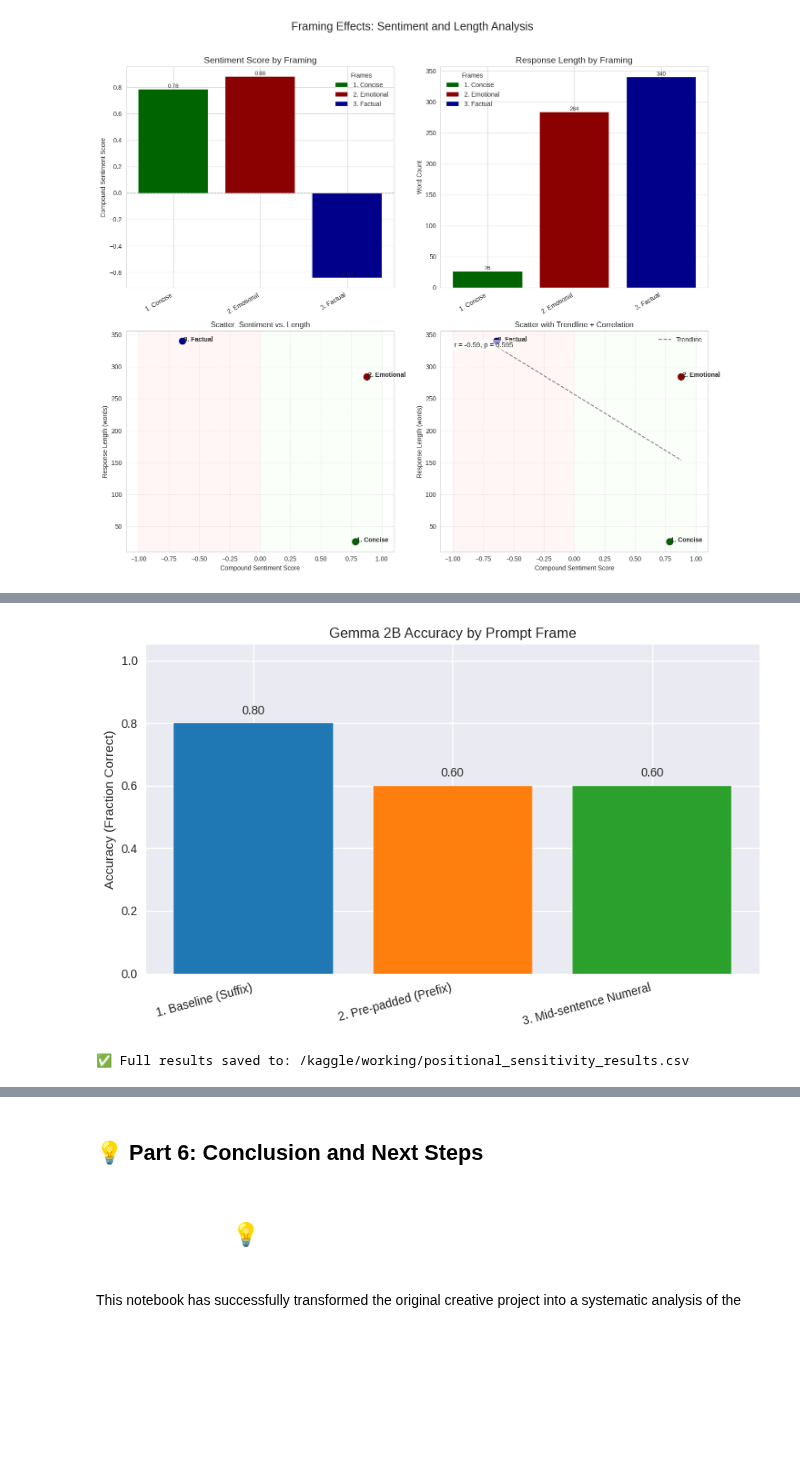
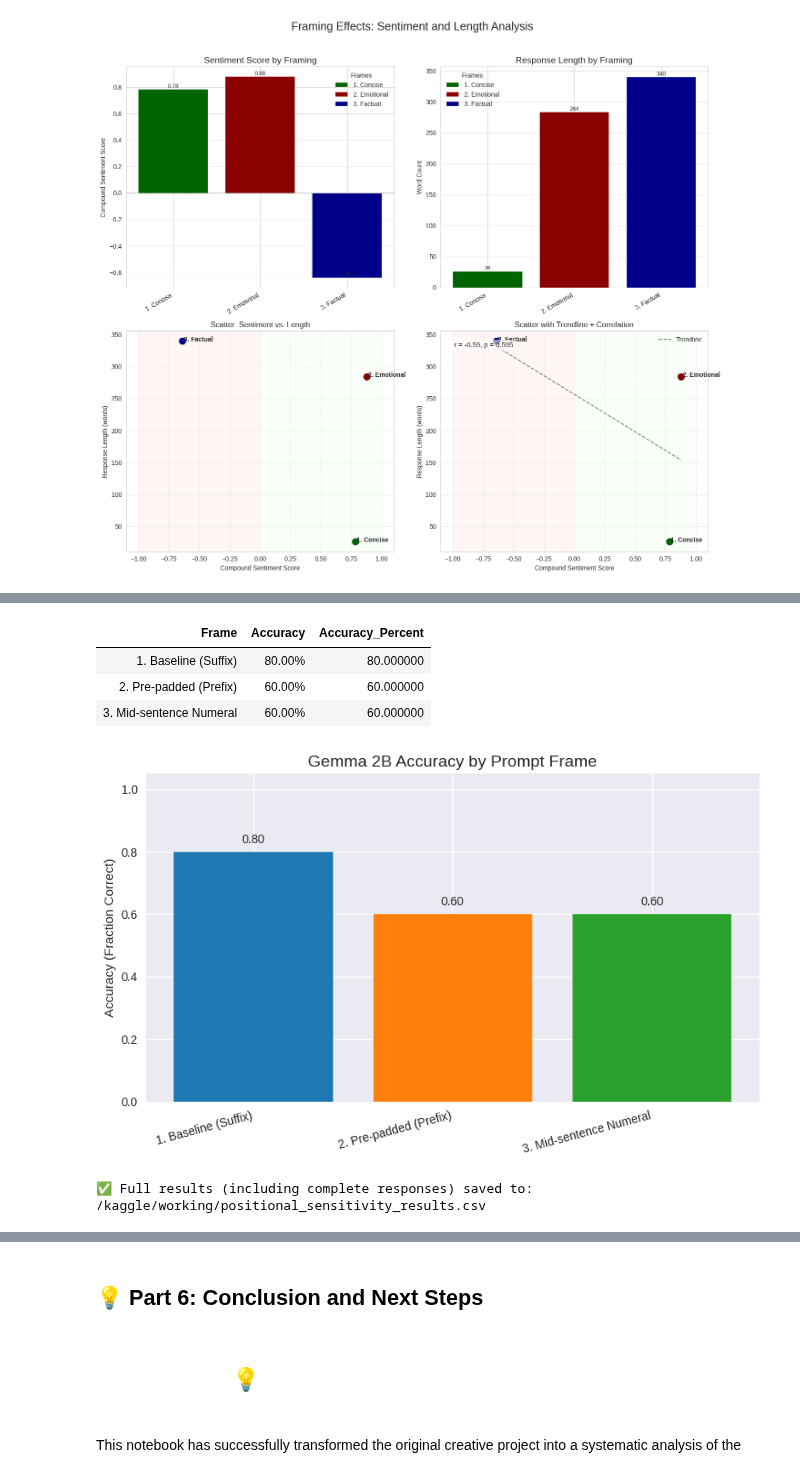
Before and after one commit to norikokono/Kaggle, a Jupyter notebook: spicy-ai-debates-updated-analysis.ipynb, the cells around one changed output, grey strips where cells are left out. Drawn from its saved outputs; the diff is of its cells as text; code cells hidden in the pictures; blank space fills up the shorter version.

Commit message:
Kaggle Notebook | 🌶️ Spicy AI Debates: Updated Analysis | Version 24

```diff
--- a/spicy-ai-debates-updated-analysis.ipynb
+++ b/spicy-ai-debates-updated-analysis.ipynb
@@ -2029,9 +1999,9 @@ import tensorflow as tf
 # This loads the 2B English instruction-tuned Gemma model from KerasNLP.
 # Make sure you have sufficient RAM/GPU memory available.
 
-print("🔄 Loading Gemma 2B model (this may take a few seconds)...")
-gemma_lm = keras_nlp.models.GemmaCausalLM.from_preset("gemma_instruct_2b_en")
-print("✅ Model loaded successfully!\n")
+# print("🔄 Loading Gemma 2B model (this may take a few seconds)...")
+# gemma_lm = keras_nlp.models.GemmaCausalLM.from_preset("gemma_instruct_2b_en")
+# print("✅ Model loaded successfully!\n")
 
 # =========================================================================
 # 🟠 STEP 2: DEFINE THE AGENT CLASS
@@ -2123,14 +2093,16 @@ print("⚠️ No generation has occurred yet.\n")
 
 
 # =========================================================================
-# 🧠 STEP 6: RUN THE POSITONAL SENSITIVITY TEST
+# 🧠 STEP 6: RUN THE POSITONAL SENSITIVITY TEST (Compact Output)
 # =========================================================================
 
 results_data = []
 print("\n🚀 Running Positional Sensitivity Test (45 model generations)...\n")
 
 for i, question in enumerate(logic_questions):
-    print(f"  ▶ Test {i+1}/{len(logic_questions)}: {question['test_name']}")
+    print(f"\n🧩 TEST {i+1}/{len(logic_questions)} — {question['test_name']}")
+    print("-" * 100)
+
     base_prompt = question['base_prompt'].format(
         target_word=question['target_word'],
         target_char=question['target_char']
@@ -2141,6 +2113,14 @@ for i, question in enumerate(logic_questions):
         response, gen_time = agent_pro.respond(framed_prompt, max_length=150)
         is_correct = str(question["correct_answer"]).lower() in response.lower()
 
+        # Compact printed summary
+        print(f"[{frame['frame_name']}] ({gen_time:.2f}s)")
+        print(f"Prompt → {framed_prompt}")
+        print(f"Response → {response}")
+        print(f"Correct Answer → {question['correct_answer']} | Result: {'✅' if is_correct else '❌'}")
+        print("-" * 100)
+
+        # Save full response for later analysis
         results_data.append({
             "Test": question["test_name"],
             "Frame": frame["frame_name"],
@@ -2152,8 +2132,9 @@ for i, question in enumerate(logic_questions):
             "Generation Time (s)": round(gen_time, 2)
         })
 
+
 # =========================================================================
-# 📊 STEP 7: ANALYZE AND PLOT RESULTS
+# 📊 STEP 7: ANALYZE AND DISPLAY RESULTS (with color summary)
 # =========================================================================
 
 df_results = pd.DataFrame(results_data)
@@ -2163,17 +2144,37 @@ summary_df = (
     .apply(lambda x: (x.str.contains("✅")).sum() / len(x))
     .reset_index(name="Accuracy")
 )
-summary_df["Accuracy_Percent"] = (summary_df["Accuracy"] * 100).round(1).astype(str) + "%"
+summary_df["Accuracy_Percent"] = (summary_df["Accuracy"] * 100).round(1)
 
 print("\n--- 📈 Accuracy by Frame ---")
-print(summary_df[["Frame", "Accuracy_Percent"]].to_markdown(index=False))
 
-# Plot
+# 🟢 Color-coded summary (green = high accuracy, red = low)
+def highlight_accuracy(val):
+    color = (
+        "background-color: #4CAF50; color: white;" if val >= 0.8 else
+        "background-color: #FFC107; color: black;" if val >= 0.5 else
+        "background-color: #F44336; color: white;"
+    )
+    return color
+
+styled_summary = (
+    summary_df.style
+    .applymap(highlight_accuracy, subset=["Accuracy"])
+    .format({"Accuracy": "{:.2%}"})
+    .hide(axis="index")
+)
+
+display(styled_summary)
+
+# =========================================================================
+# 📊 STEP 7b: Plot Results
+# =========================================================================
+
 fig, ax = plt.subplots(figsize=(8, 5))
 bars = ax.bar(summary_df["Frame"], summary_df["Accuracy"],
               color=[frame["color"] for frame in positional_frames])
 ax.set_ylim(0, 1.05)
-ax.set_title("Gemma 2B Accuracy by Prompt Frame")
+ax.set_title("Gemma 2B Accuracy by Prompt Frame", fontsize=14)
 ax.set_ylabel("Accuracy (Fraction Correct)")
 ax.set_xticklabels(summary_df["Frame"], rotation=15, ha="right")
 
@@ -2185,11 +2186,14 @@ plt.tight_layout()
 plt.savefig("positional_sensitivity_accuracy.png", dpi=300)
 plt.show()
 
+
 # =========================================================================
-# 💾 STEP 8: SAVE RESULTS
+# 💾 STEP 8: SAVE RESULTS (full responses preserved)
 # =========================================================================
 
 output_path = "positional_sensitivity_results.csv"
-df_results.to_csv(output_path, index=False)
-print(f"\n✅ Full results saved to: {os.path.abspath(output_path)}")
+df_results.to_csv(output_path, index=False, encoding="utf-8")
+
+print(f"\n✅ Full results (including complete responses) saved to:")
+print(os.path.abspath(output_path))
 # %% [output]
@@ -2213,2 +2217,7 @@ print(f"\n✅ Full results saved to: {os.path.abspath(output_path)}")
+| Frame | Accuracy | Accuracy_Percent |
+| 1. Baseline (Suffix) | 80.00% | 80.000000 |
+| 2. Pre-padded (Prefix) | 60.00% | 60.000000 |
+| 3. Mid-sentence Numeral | 60.00% | 60.000000 |
-[figure, old version]
+[figure, new version]
-✅ Full results saved to: /kaggle/working/positional_sensitivity_results.csv
+✅ Full results (including complete responses) saved to:
+/kaggle/working/positional_sensitivity_results.csv
```
Also changed, not shown: parts of 15 cells of this notebook.
